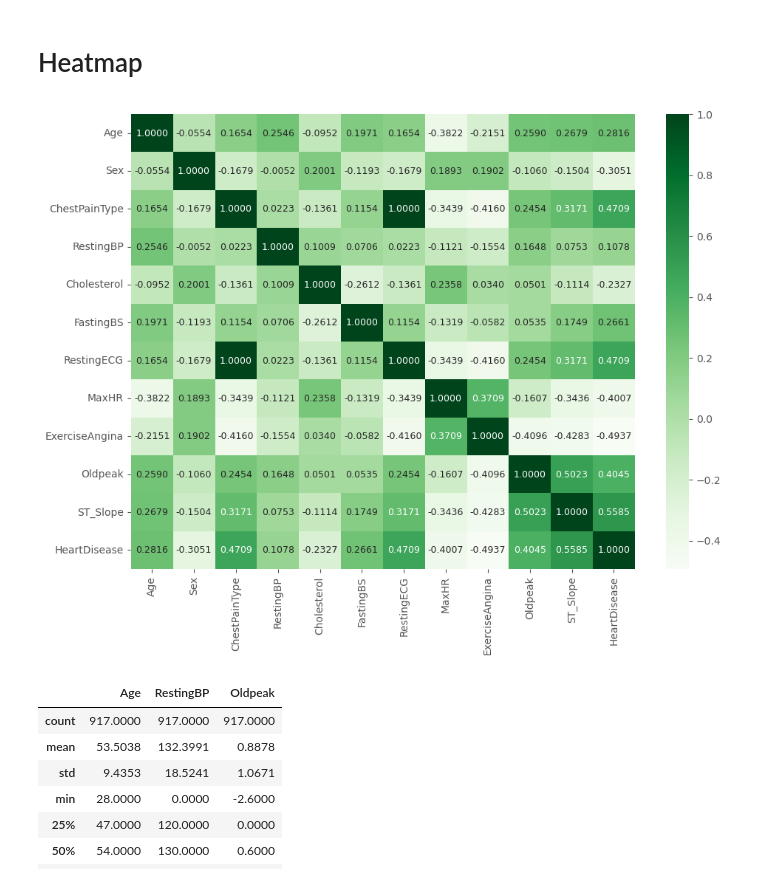
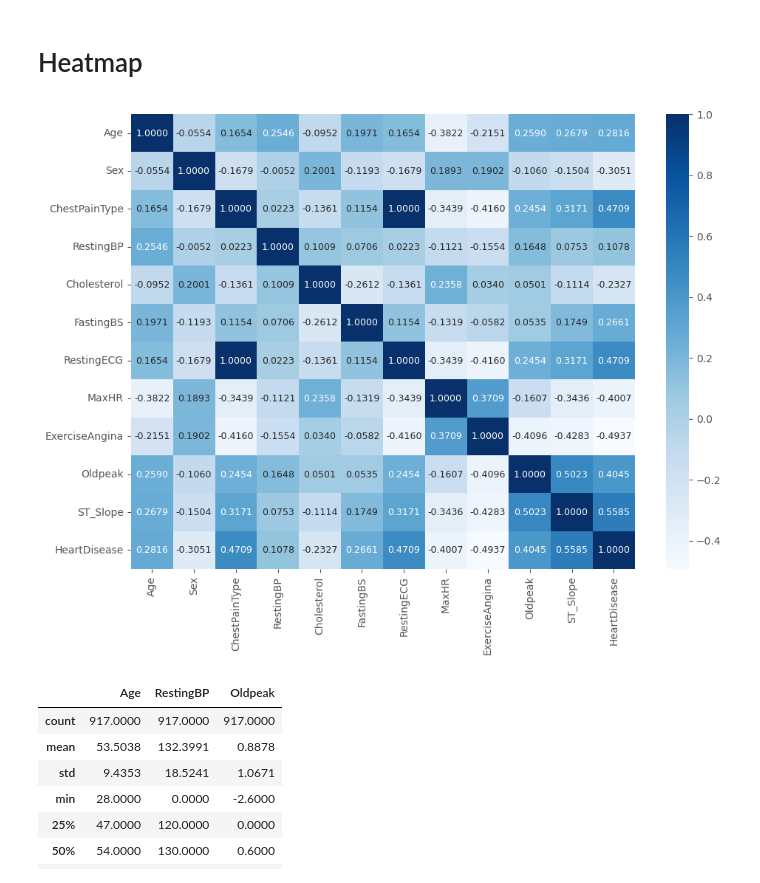
Before and after one commit to HongxuTeoh/AI_Assignment, a Jupyter notebook: wong.ipynb, the cells around one changed output. Saved outputs shown, nothing was run; the diff lists cells and outputs as text; code cells hidden in the pictures.

```diff
--- a/wong.ipynb
+++ b/wong.ipynb
@@ -305,16 +314,16 @@ plt.show()
 # %%
 
 # Correlation Matrix - show corelation coefficient of variables
 sns.heatmap(data.corr(),
-        cmap="Greens",
+        cmap="Blues",
         fmt='.4f',
         annot=True,
         annot_kws={"size":9})
 
 # display
 plt.show()
 # %% [output]
-[figure, old version]
+[figure, new version]
 # %%
 
 # Show discrete data only
```
Also changed, not shown: parts of 24 cells of this notebook.
